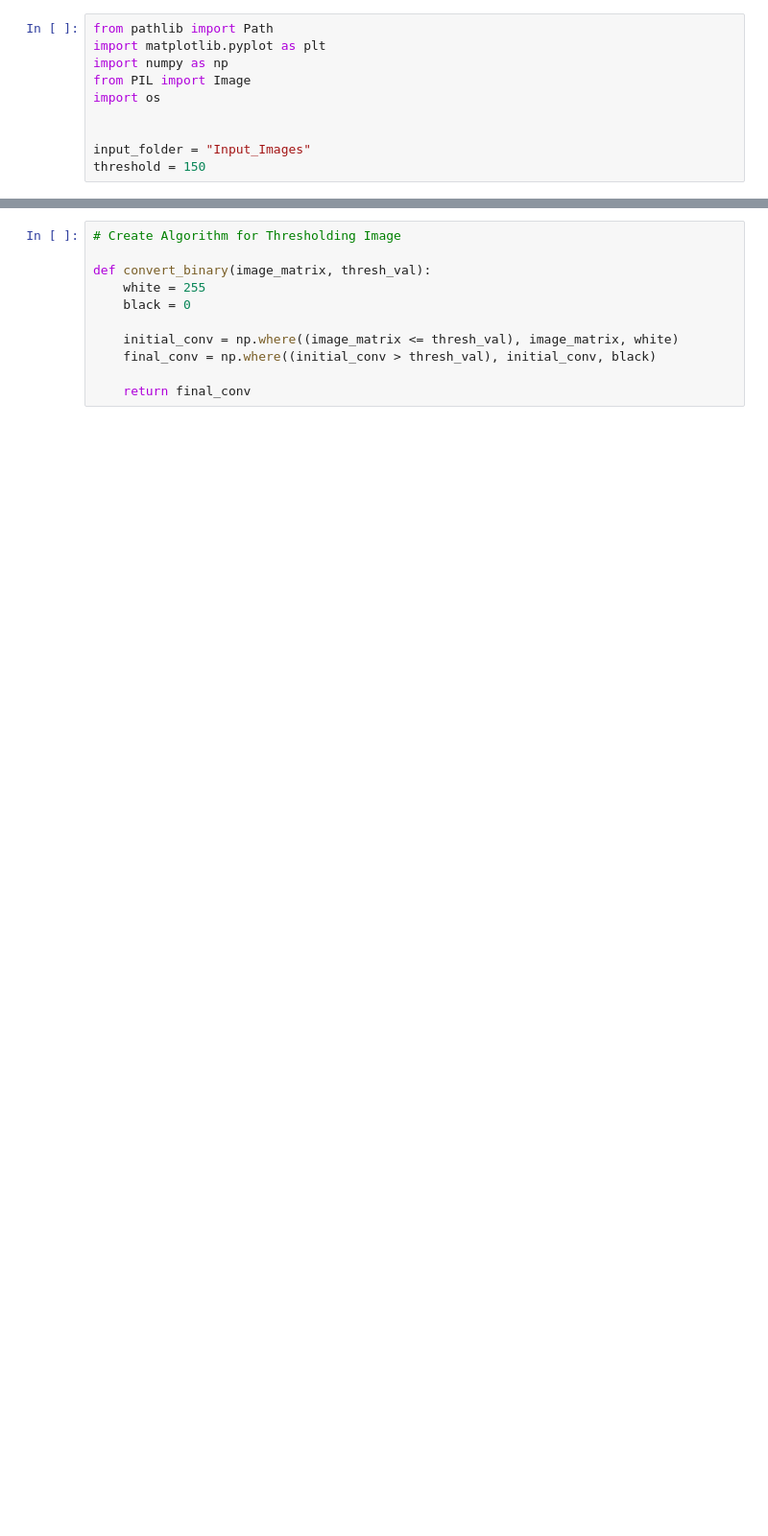
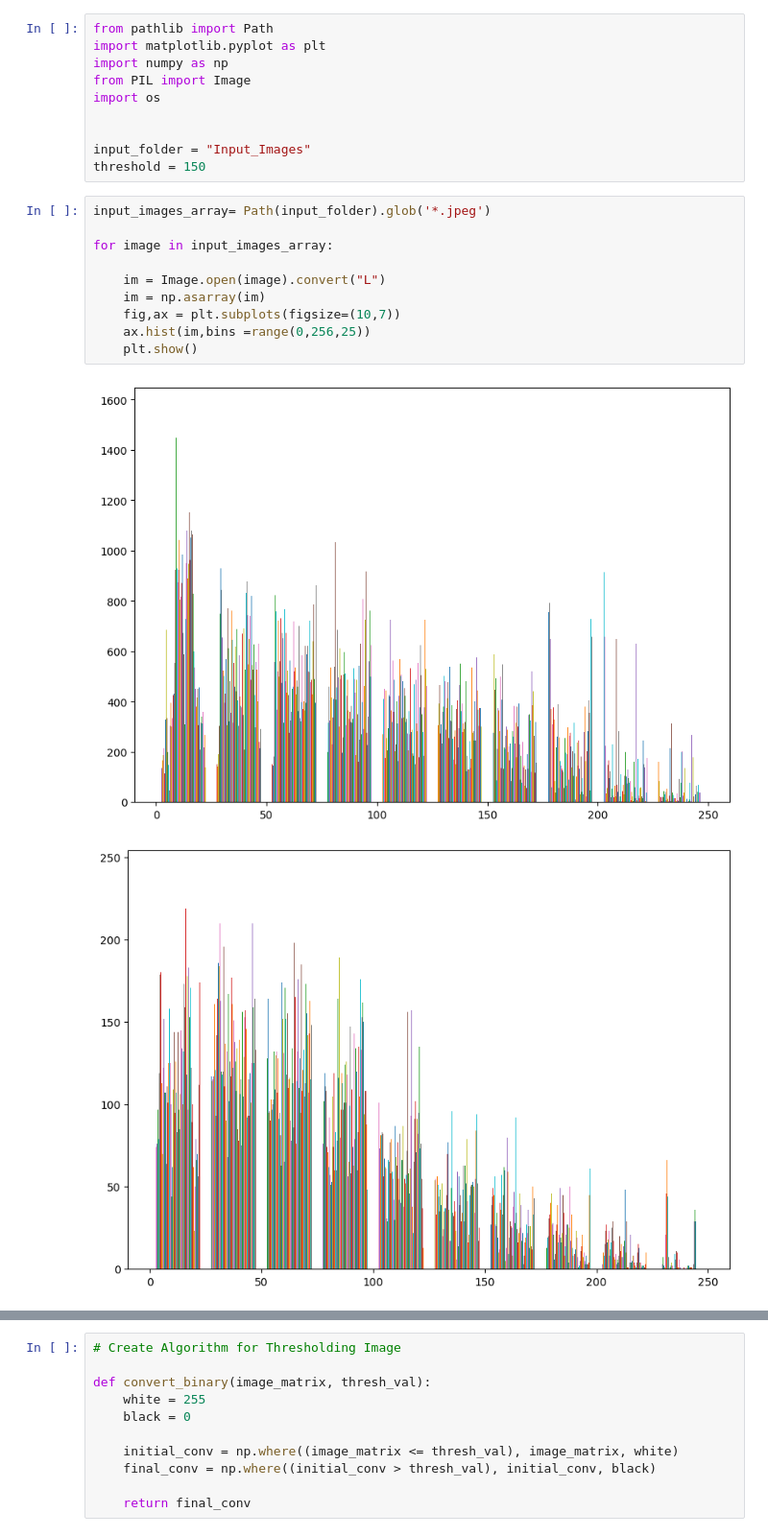
Before and after one commit to lamcnguyen89/CAP5415_Assignments, a Jupyter notebook: Assignment_05/Thresholding_Binarization.ipynb, the cells around one changed output, grey strips where cells are left out. Shown: that part at 96% size. Saved outputs shown, nothing was run; the diff lists cells and outputs as text; blank space fills up the shorter version.

Commit message:
Add basic histogram code

```diff
--- a/Assignment_05/Thresholding_Binarization.ipynb
+++ b/Assignment_05/Thresholding_Binarization.ipynb
@@ -8,3 +8,16 @@ import os
 
 input_folder = "Input_Images"
 threshold = 150
+# %%
+input_images_array= Path(input_folder).glob('*.jpeg')
+
+for image in input_images_array:
+
+    im = Image.open(image).convert("L")
+    im = np.asarray(im)
+    fig,ax = plt.subplots(figsize=(10,7))
+    ax.hist(im,bins =range(0,256,25))
+    plt.show()
+# %% [output]
+[figure, added]
+[figure, added]
```
Also changed, not shown: parts of 2 cells of this notebook.
